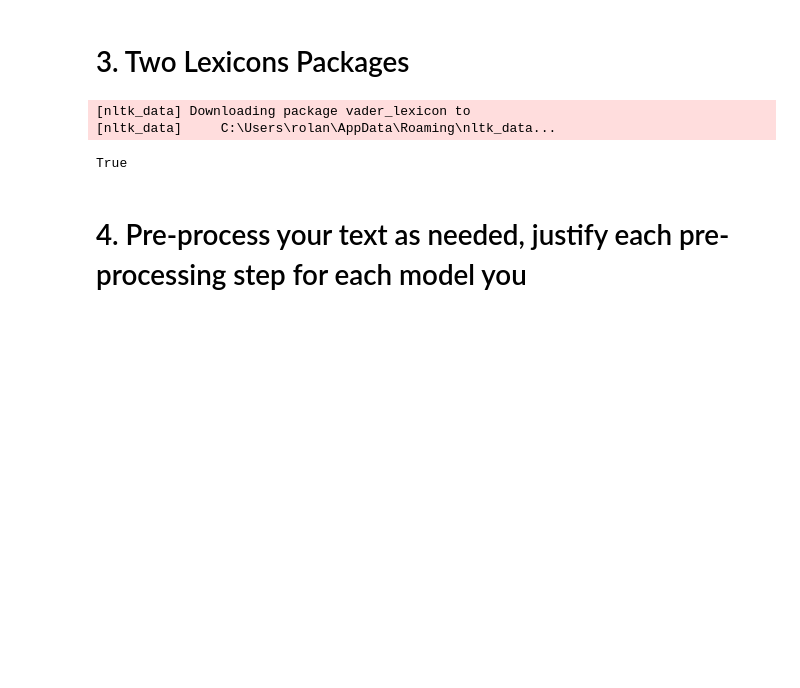
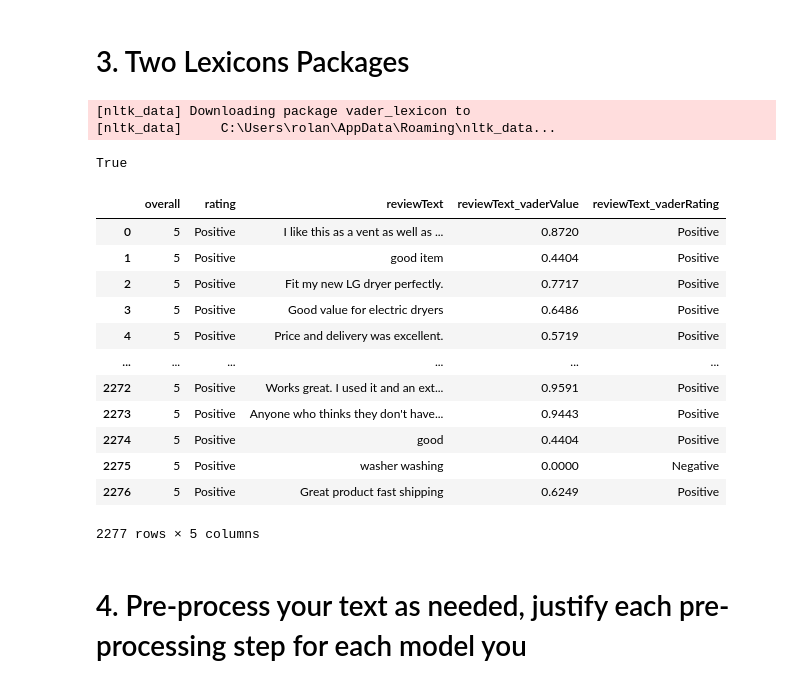
Before and after one commit to rolandjosephb/Comp262-Group3, a Jupyter notebook: Group 3.ipynb, the cells around one changed output. Drawn from its saved outputs; the diff is of its cells as text; code cells hidden in the pictures; blank space fills up the shorter version.

```diff
--- a/Group 3.ipynb
+++ b/Group 3.ipynb
@@ -572,5 +517,36 @@ nltk.download('vader_lexicon')
 [nltk_data] Downloading package vader_lexicon to
 [nltk_data]     C:\Users\rolan\AppData\Roaming\nltk_data...
 True
+# %%
+# Create a SentimentIntensityAnalyzer object
+sia = SentimentIntensityAnalyzer()
+
+# Function to preprocess text using VADER and return compound sentiment score
+def preprocess_text_with_vader(text):
+    # Analyze sentiment of the text
+    sentiment = sia.polarity_scores(text)
+    # Return compound score (normalized sum of all lexicon ratings)
+    return sentiment['compound']
+
+# Preprocess column using VADER
+df_copy['reviewText_vaderValue'] = df_copy['reviewText'].apply(preprocess_text_with_vader)
+df_copy['reviewText_vaderRating'] = df_copy['reviewText_vaderValue'].apply(lambda x: 'Positive' if x >= 0.5 else ('Negative' if x <= 0.5 else 'Neutral'))
+
+
+df_copy[['overall', 'rating', 'reviewText', 'reviewText_vaderValue', 'reviewText_vaderRating']]
+# %% [output]
+|  | overall | rating | reviewText | reviewText_vaderValue | reviewText_vaderRating |
+| 0 | 5 | Positive | I like this as a vent as well as ... | 0.8720 | Positive |
+| 1 | 5 | Positive | good item | 0.4404 | Positive |
+| 2 | 5 | Positive | Fit my new LG dryer perfectly. | 0.7717 | Positive |
+| 3 | 5 | Positive | Good value for electric dryers | 0.6486 | Positive |
+| 4 | 5 | Positive | Price and delivery was excellent. | 0.5719 | Positive |
+| ... | ... | ... | ... | ... | ... |
+| 2272 | 5 | Positive | Works great. I used it and an ext... | 0.9591 | Positive |
+| 2273 | 5 | Positive | Anyone who thinks they don't have... | 0.9443 | Positive |
+| 2274 | 5 | Positive | good | 0.4404 | Positive |
+| 2275 | 5 | Positive | washer washing | 0.0000 | Negative |
+| 2276 | 5 | Positive | Great product fast shipping | 0.6249 | Positive |
+2277 rows × 5 columns
 # %% [markdown]
 # 4. Pre-process your text as needed, justify each pre-processing step for each model you
```
Also changed, not shown: parts of 3 cells of this notebook.
